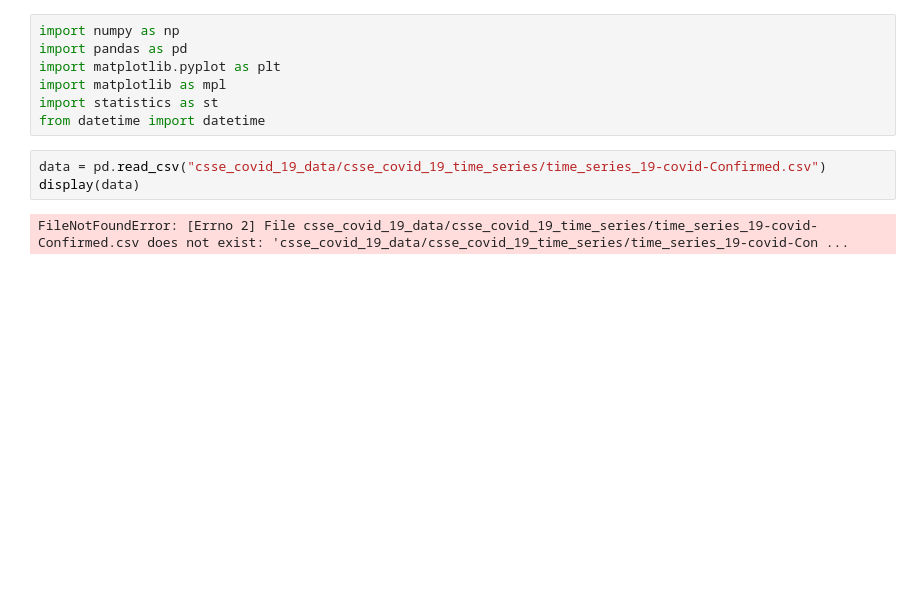
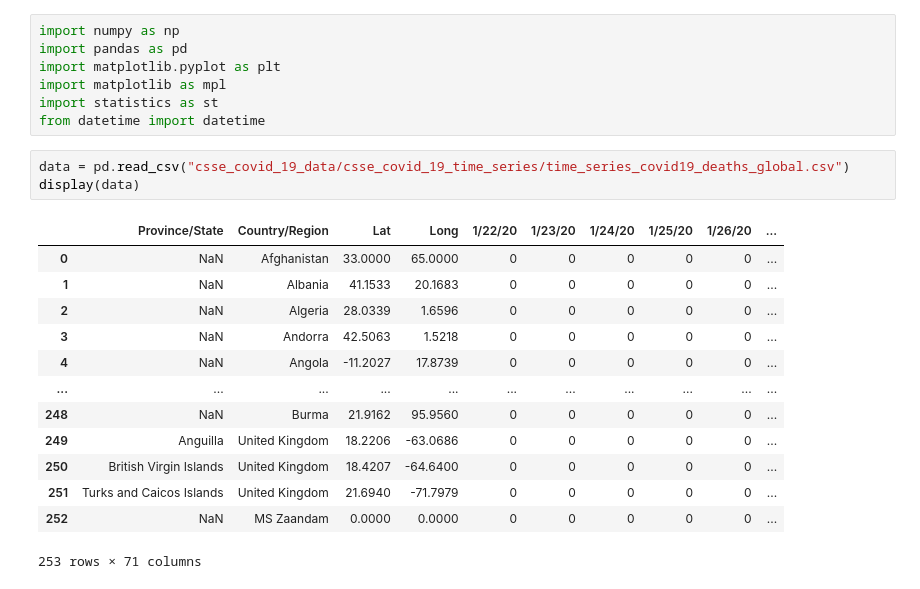
Before and after one commit to u6747075/COVID-19, a Jupyter notebook: COVID_19.ipynb, the cells around one changed output. Cells and saved outputs as stored; diff of their text form; blank space fills up the shorter version.

```diff
--- a/COVID_19.ipynb
+++ b/COVID_19.ipynb
@@ -6,10 +6,22 @@ import matplotlib as mpl
 import statistics as st
 from datetime import datetime
 # %%
-data = pd.read_csv("csse_covid_19_data/csse_covid_19_time_series/time_series_19-covid-Confirmed.csv")
+data = pd.read_csv("csse_covid_19_data/csse_covid_19_time_series/time_series_covid19_deaths_global.csv")
 display(data)
 # %% [output]
+|  | Province/State | Country/Region | Lat | Long | 1/22/20 | 1/23/20 | 1/24/20 | 1/25/20 | 1/26/20 | ... |
+| 0 | NaN | Afghanistan | 33.0000 | 65.0000 | 0 | 0 | 0 | 0 | 0 | ... |
+| 1 | NaN | Albania | 41.1533 | 20.1683 | 0 | 0 | 0 | 0 | 0 | ... |
+| 2 | NaN | Algeria | 28.0339 | 1.6596 | 0 | 0 | 0 | 0 | 0 | ... |
+| 3 | NaN | Andorra | 42.5063 | 1.5218 | 0 | 0 | 0 | 0 | 0 | ... |
+| 4 | NaN | Angola | -11.2027 | 17.8739 | 0 | 0 | 0 | 0 | 0 | ... |
+| ... | ... | ... | ... | ... | ... | ... | ... | ... | ... | ... |
+| 248 | NaN | Burma | 21.9162 | 95.9560 | 0 | 0 | 0 | 0 | 0 | ... |
+| 249 | Anguilla | United Kingdom | 18.2206 | -63.0686 | 0 | 0 | 0 | 0 | 0 | ... |
+| 250 | British Virgin Islands | United Kingdom | 18.4207 | -64.6400 | 0 | 0 | 0 | 0 | 0 | ... |
+| 251 | Turks and Caicos Islands | United Kingdom | 21.6940 | -71.7979 | 0 | 0 | 0 | 0 | 0 | ... |
+| 252 | NaN | MS Zaandam | 0.0000 | 0.0000 | 0 | 0 | 0 | 0 | 0 | ... |
-FileNotFoundError: [Errno 2] File csse_covid_19_data/csse_covid_19_time_series/time_series_19-covid-Confirmed.csv does not exist: 'csse_covid_19_data/csse_covid_19_time_series/time_series_19-covid-Con ...
+253 rows × 71 columns
 # %%
 japan = data[data["Country/Region"] == "Japan"]
 #display(japan)
```
Also changed, not shown: parts of 2 cells of this notebook.
